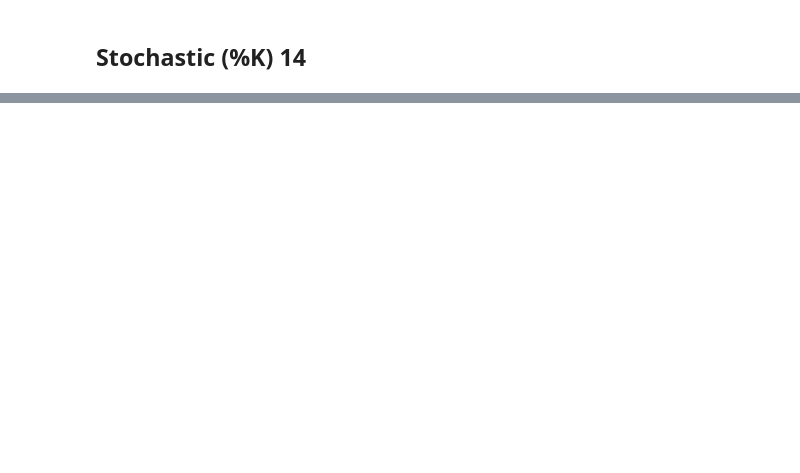
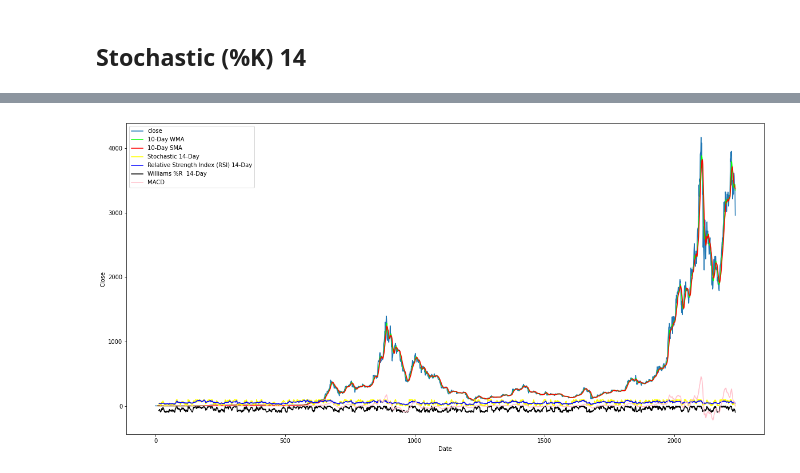
Before and after one commit to Nongbon/208499, a Jupyter notebook: draft_lable_1.ipynb, the cells around one changed output, grey strips where cells are left out. Drawn from its saved outputs; the diff is of its cells as text; code cells hidden in the pictures; blank space fills up the shorter version.

```diff
--- a/draft_lable_1.ipynb
+++ b/draft_lable_1.ipynb
@@ -120,0 +157,25 @@ data
+# %%
+def rsi(data, periods = 14, ema = True):
+    """
+    Returns a pd.Series with the relative strength index.
+    """
+    close_delta = data['close'].diff()
+
+    # Make two series: one for lower closes and one for higher closes
+    up = close_delta.clip(lower=0)
+    down = -1 * close_delta.clip(upper=0)
+
+    if ema == True:
+	    # Use exponential moving average
+        ma_up = up.ewm(com = periods - 1, adjust=True, min_periods = periods).mean()
+        ma_down = down.ewm(com = periods - 1, adjust=True, min_periods = periods).mean()
+    else:
+        # Use simple moving average
+        ma_up = up.rolling(window = periods, adjust=False).mean()
+        ma_down = down.rolling(window = periods, adjust=False).mean()
+
+    rsi = ma_up / ma_down
+    rsi = 100 - (100/(1 + rsi))
+    return rsi
+# %%
+data['RSI'] = rsi(data, periods = 14, ema = True)
@@ -120,0 +184,8 @@ data
+# %%
+def get_wr(high, low, close, periods = 14):
+    highh = high.rolling(14).max()
+    lowl = low.rolling(14).min()
+    wr = -100 * ((highh - close) / (highh - lowl))
+    return wr
+
+data['%R'] = get_wr(data['high'], data['low'], data['close'], periods = 14)
@@ -120,0 +198,3 @@ data
+# %%
+data = data.dropna()
+data
@@ -126,10 +276,15 @@ print(cor,p)
 # %%
 plt.figure(figsize = (20,10))
 plt.plot(data['close'], label="close")
 plt.plot(data['wma10'], label="10-Day WMA" , color='lime')
 plt.plot(data['sma10'], label="10-Day SMA", color='red')
 plt.plot(data['%K'], label="Stochastic 14-Day", color='yellow')
+plt.plot(data['RSI'], label="Relative Strength Index (RSI) 14-Day", color='blue')
+plt.plot(data['%R'], label="Williams %R  14-Day", color='Black')
+plt.plot(data['MACD'], label="MACD", color='pink')
 plt.xlabel("Date")
 plt.ylabel("Close")
 plt.legend()
 plt.show()
+# %% [output]
+[figure, added]
```
Also changed, not shown: parts of 24 cells of this notebook.
